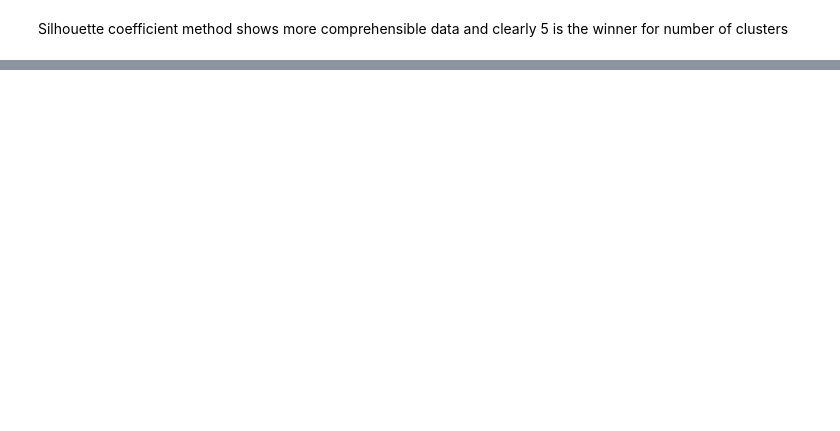
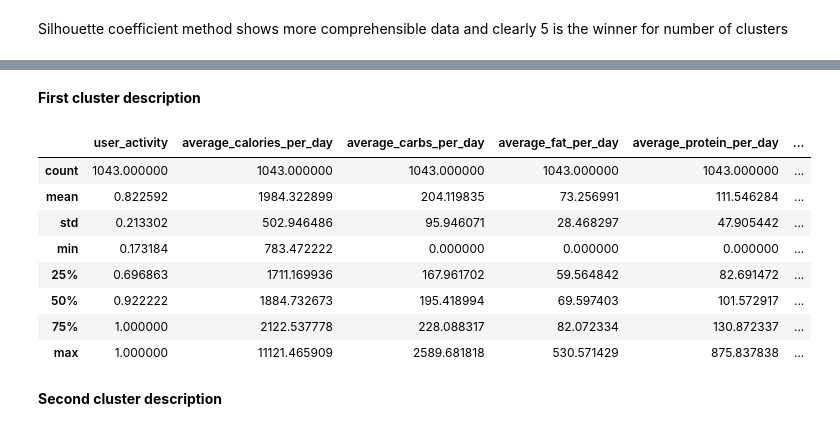
Before and after one commit to mormo17/ML-Final-Project, a Jupyter notebook: Final_Project.ipynb, the cells around one changed output, grey strips where cells are left out. Cells and saved outputs as stored; diff of their text form; code cells hidden in the pictures; blank space fills up the shorter version.

```diff
--- a/Final_Project.ipynb
+++ b/Final_Project.ipynb
@@ -616,0 +615,3 @@ Silhouette coefficient method shows more comprehensible data and clearly 5 is th
+# %%
+kmeans = KMeans(n_clusters = 6, init = 'k-means++', n_init = 20, max_iter = 300, tol = 0.0001,
+                    random_state = None, copy_x = True, algorithm = 'full').fit(scaled_data)
@@ -616,0 +637,4 @@ Silhouette coefficient method shows more comprehensible data and clearly 5 is th
+# %%
+corresponding_clusters = kmeans.predict(scaled_data).tolist()
+final_data['cluster'] = corresponding_clusters
+final_data.head()
@@ -616,0 +648,21 @@ Silhouette coefficient method shows more comprehensible data and clearly 5 is th
+# %%
+clusters = []
+for i in range(5):
+    clusters.append(final_data.loc[final_data['cluster'] == i])
+    del clusters[i]['cluster']
+# %% [markdown]
+**First cluster description**
+# %%
+clusters[0].describe()
+# %% [output]
+|  | user_activity | average_calories_per_day | average_carbs_per_day | average_fat_per_day | average_protein_per_day | ... |
+| count | 1043.000000 | 1043.000000 | 1043.000000 | 1043.000000 | 1043.000000 | ... |
+| mean | 0.822592 | 1984.322899 | 204.119835 | 73.256991 | 111.546284 | ... |
+| std | 0.213302 | 502.946486 | 95.946071 | 28.468297 | 47.905442 | ... |
+| min | 0.173184 | 783.472222 | 0.000000 | 0.000000 | 0.000000 | ... |
+| 25% | 0.696863 | 1711.169936 | 167.961702 | 59.564842 | 82.691472 | ... |
+| 50% | 0.922222 | 1884.732673 | 195.418994 | 69.597403 | 101.572917 | ... |
+| 75% | 1.000000 | 2122.537778 | 228.088317 | 82.072334 | 130.872337 | ... |
+| max | 1.000000 | 11121.465909 | 2589.681818 | 530.571429 | 875.837838 | ... |
+# %% [markdown]
+**Second cluster description**
```
Also changed, not shown: parts of 24 cells of this notebook.
